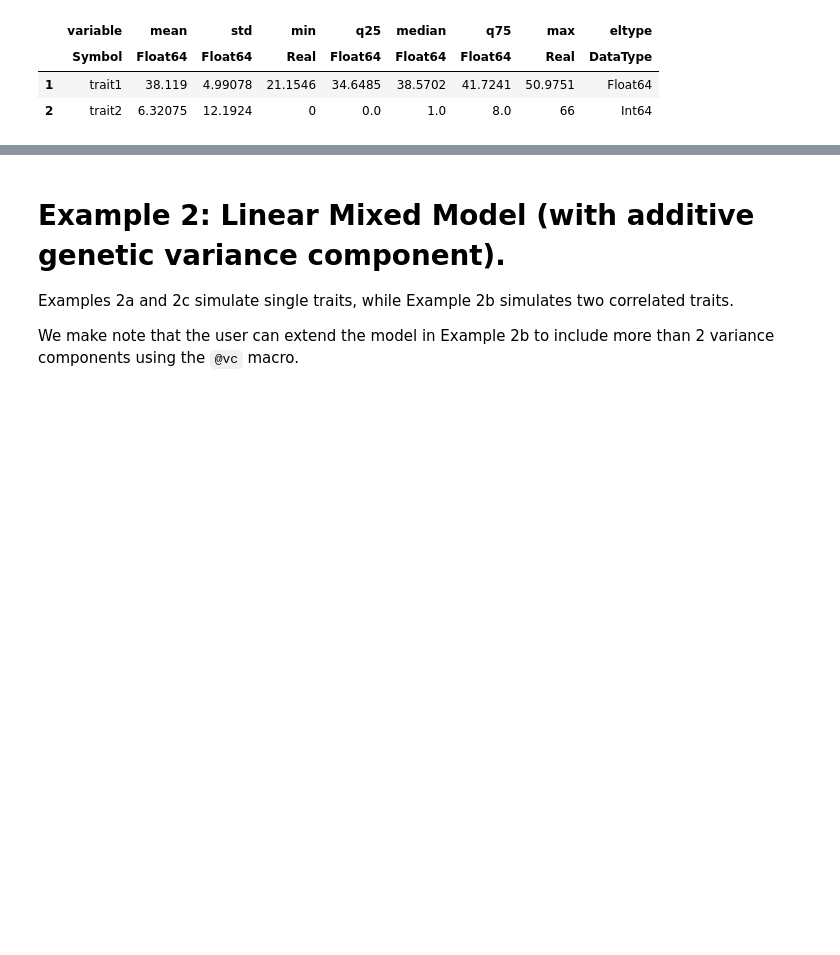
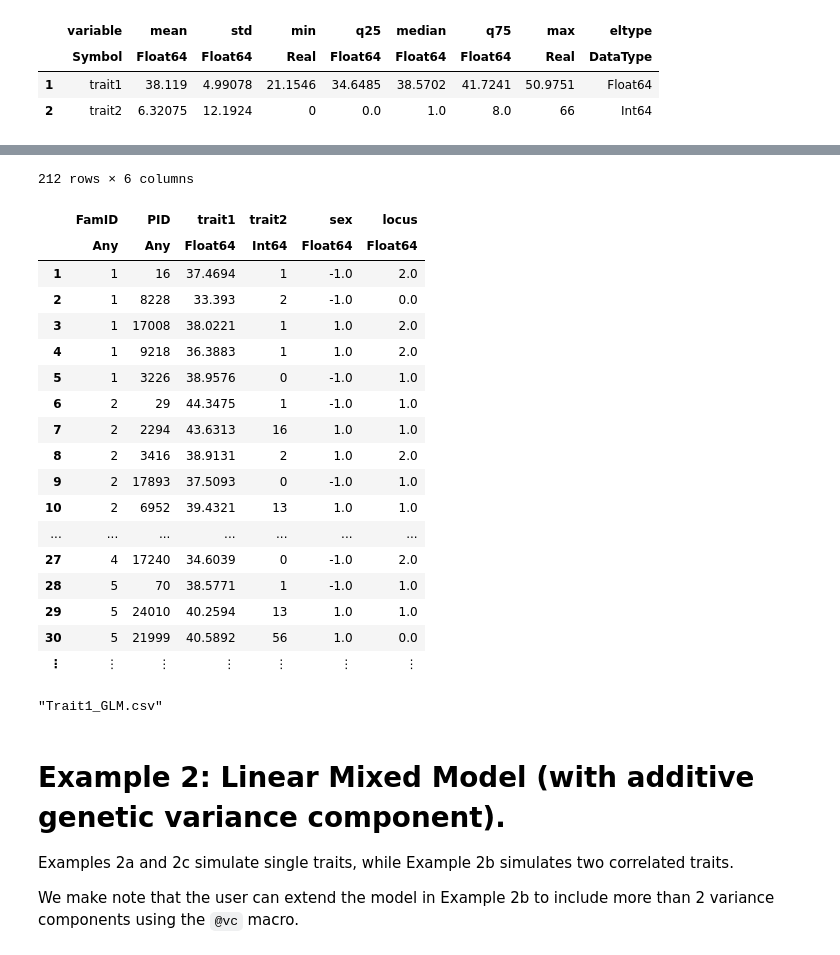
Before and after one commit to OpenMendel/TraitSimulation.jl, a Jupyter notebook: docs/TraitSimulation_28e.ipynb, the cells around one changed output, grey strips where cells are left out. Cells and saved outputs as stored; diff of their text form; code cells hidden in the pictures; blank space fills up the shorter version.

```diff
--- a/docs/TraitSimulation_28e.ipynb
+++ b/docs/TraitSimulation_28e.ipynb
@@ -338,3 +344,30 @@ See the instructions at the end of this jupyter notebook if you want to save you
+# %%
+Trait1_GLM = hcat(Fam_Person_id, Simulated_GLM_trait_NOTIID, X)
+# %% [output]
+212 rows × 6 columns
+|  | FamID | PID | trait1 | trait2 | sex | locus |
+|  | Any | Any | Float64 | Int64 | Float64 | Float64 |
+| 1 | 1 | 16 | 37.4694 | 1 | -1.0 | 2.0 |
+| 2 | 1 | 8228 | 33.393 | 2 | -1.0 | 0.0 |
+| 3 | 1 | 17008 | 38.0221 | 1 | 1.0 | 2.0 |
+| 4 | 1 | 9218 | 36.3883 | 1 | 1.0 | 2.0 |
+| 5 | 1 | 3226 | 38.9576 | 0 | -1.0 | 1.0 |
+| 6 | 2 | 29 | 44.3475 | 1 | -1.0 | 1.0 |
+| 7 | 2 | 2294 | 43.6313 | 16 | 1.0 | 1.0 |
+| 8 | 2 | 3416 | 38.9131 | 2 | 1.0 | 2.0 |
+| 9 | 2 | 17893 | 37.5093 | 0 | -1.0 | 1.0 |
+| 10 | 2 | 6952 | 39.4321 | 13 | 1.0 | 1.0 |
+| ... | ... | ... | ... | ... | ... | ... |
+| 27 | 4 | 17240 | 34.6039 | 0 | -1.0 | 2.0 |
+| 28 | 5 | 70 | 38.5771 | 1 | -1.0 | 1.0 |
+| 29 | 5 | 24010 | 40.2594 | 13 | 1.0 | 1.0 |
+| 30 | 5 | 21999 | 40.5892 | 56 | 1.0 | 0.0 |
+| ⋮ | ⋮ | ⋮ | ⋮ | ⋮ | ⋮ | ⋮ |
+# %%
+#cd("/Users") #change to home directory
+CSV.write("Trait1_GLM.csv", Trait1_GLM)
+# %% [output]
+"Trait1_GLM.csv"
 # %% [markdown]
 # Example 2: Linear Mixed Model (with additive genetic variance component).
 Examples 2a and 2c simulate single traits, while Example 2b simulates two correlated traits.
```
Also changed, not shown: parts of 9 cells of this notebook, 1 other file.
